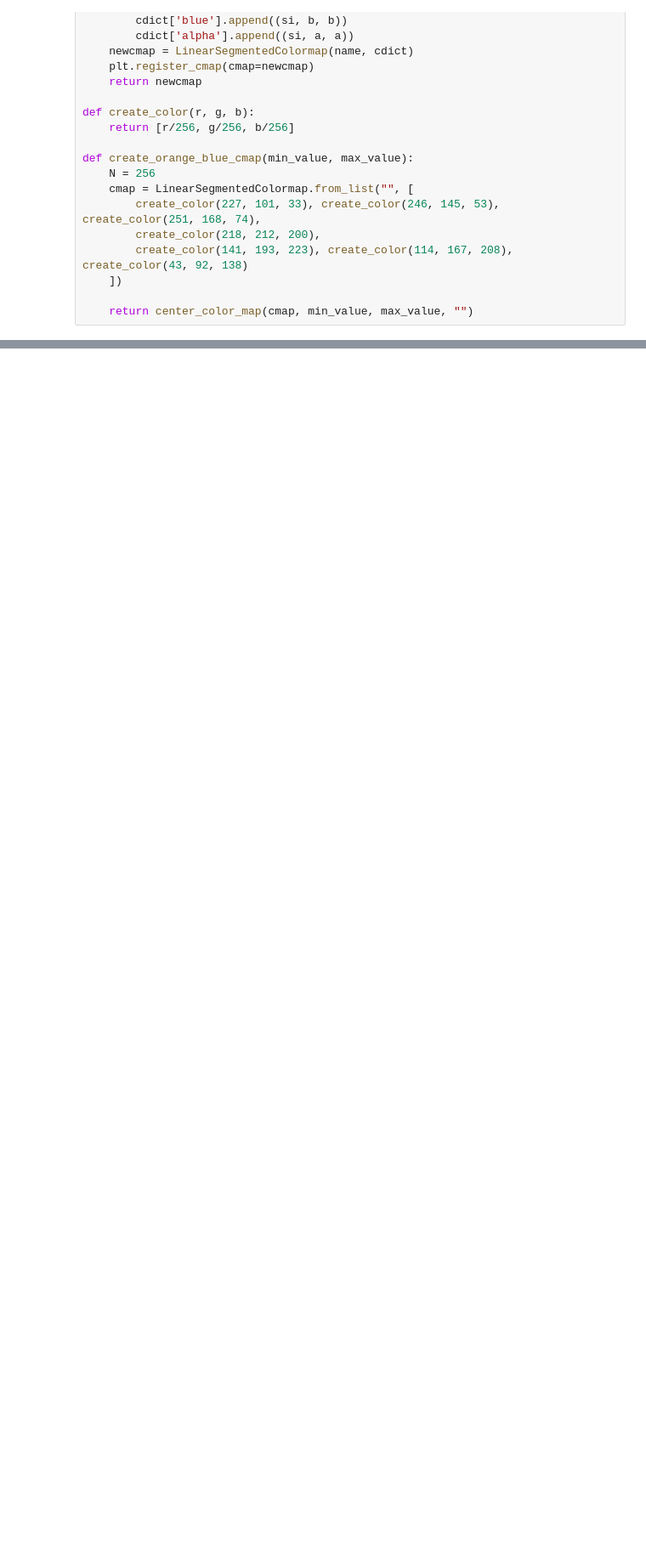
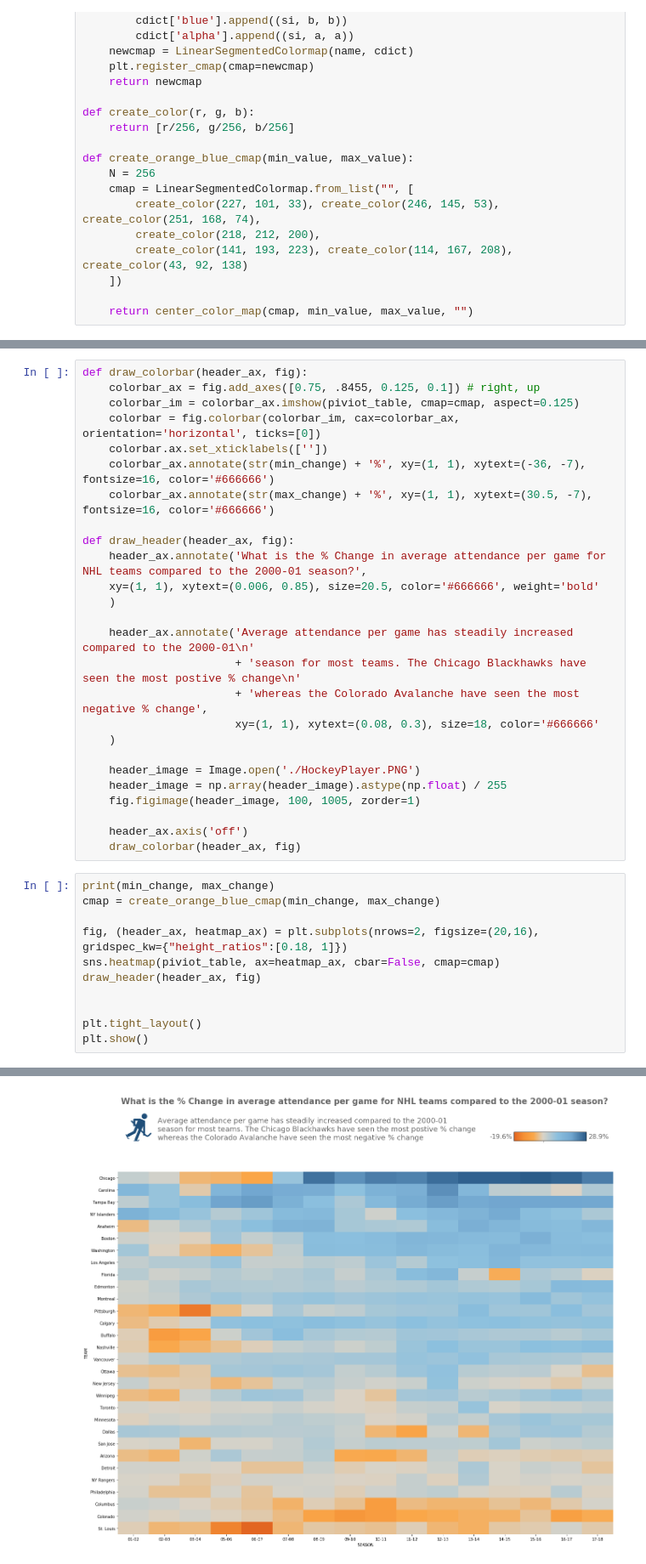
Before and after one commit to richhildebrand/makeover-monday-python, a Jupyter notebook: notebooks/2019 Week1 NHL Attendance/@idatadrew.ipynb, the cells around one changed output, grey strips where cells are left out. Shown at 85% size. Saved outputs shown, nothing was run; the diff lists cells and outputs as text; blank space fills up the shorter version.

Commit message:
added image header text and adjusted header sizes

```diff
--- a/notebooks/2019 Week1 NHL Attendance/@idatadrew.ipynb
+++ b/notebooks/2019 Week1 NHL Attendance/@idatadrew.ipynb
@@ -210,0 +179,38 @@ plt.show()
+# %%
+def draw_colorbar(header_ax, fig):
+    colorbar_ax = fig.add_axes([0.75, .8455, 0.125, 0.1]) # right, up
+    colorbar_im = colorbar_ax.imshow(piviot_table, cmap=cmap, aspect=0.125)
+    colorbar = fig.colorbar(colorbar_im, cax=colorbar_ax, orientation='horizontal', ticks=[0])
+    colorbar.ax.set_xticklabels([''])
+    colorbar_ax.annotate(str(min_change) + '%', xy=(1, 1), xytext=(-36, -7), fontsize=16, color='#666666')
+    colorbar_ax.annotate(str(max_change) + '%', xy=(1, 1), xytext=(30.5, -7), fontsize=16, color='#666666')
+
+def draw_header(header_ax, fig):
+    header_ax.annotate('What is the % Change in average attendance per game for NHL teams compared to the 2000-01 season?',
+    xy=(1, 1), xytext=(0.006, 0.85), size=20.5, color='#666666', weight='bold'
+    )
+
+    header_ax.annotate('Average attendance per game has steadily increased compared to the 2000-01\n'
+                       + 'season for most teams. The Chicago Blackhawks have seen the most postive % change\n'
+                       + 'whereas the Colorado Avalanche have seen the most negative % change',
+                       xy=(1, 1), xytext=(0.08, 0.3), size=18, color='#666666'
+    )
+
+    header_image = Image.open('./HockeyPlayer.PNG')
+    header_image = np.array(header_image).astype(np.float) / 255
+    fig.figimage(header_image, 100, 1005, zorder=1)
+
+    header_ax.axis('off')
+    draw_colorbar(header_ax, fig)
+# %%
+print(min_change, max_change)
+cmap = create_orange_blue_cmap(min_change, max_change)
+
+fig, (header_ax, heatmap_ax) = plt.subplots(nrows=2, figsize=(20,16), gridspec_kw={"height_ratios":[0.18, 1]})
+sns.heatmap(piviot_table, ax=heatmap_ax, cbar=False, cmap=cmap)
+draw_header(header_ax, fig)
+
+
+plt.tight_layout()
+plt.show()
+# %% [output]
@@ -211 +218,2 @@ plt.show()
+[figure, added]
 # %% [markdown]
```
Also changed, not shown: parts of 3 cells of this notebook.
